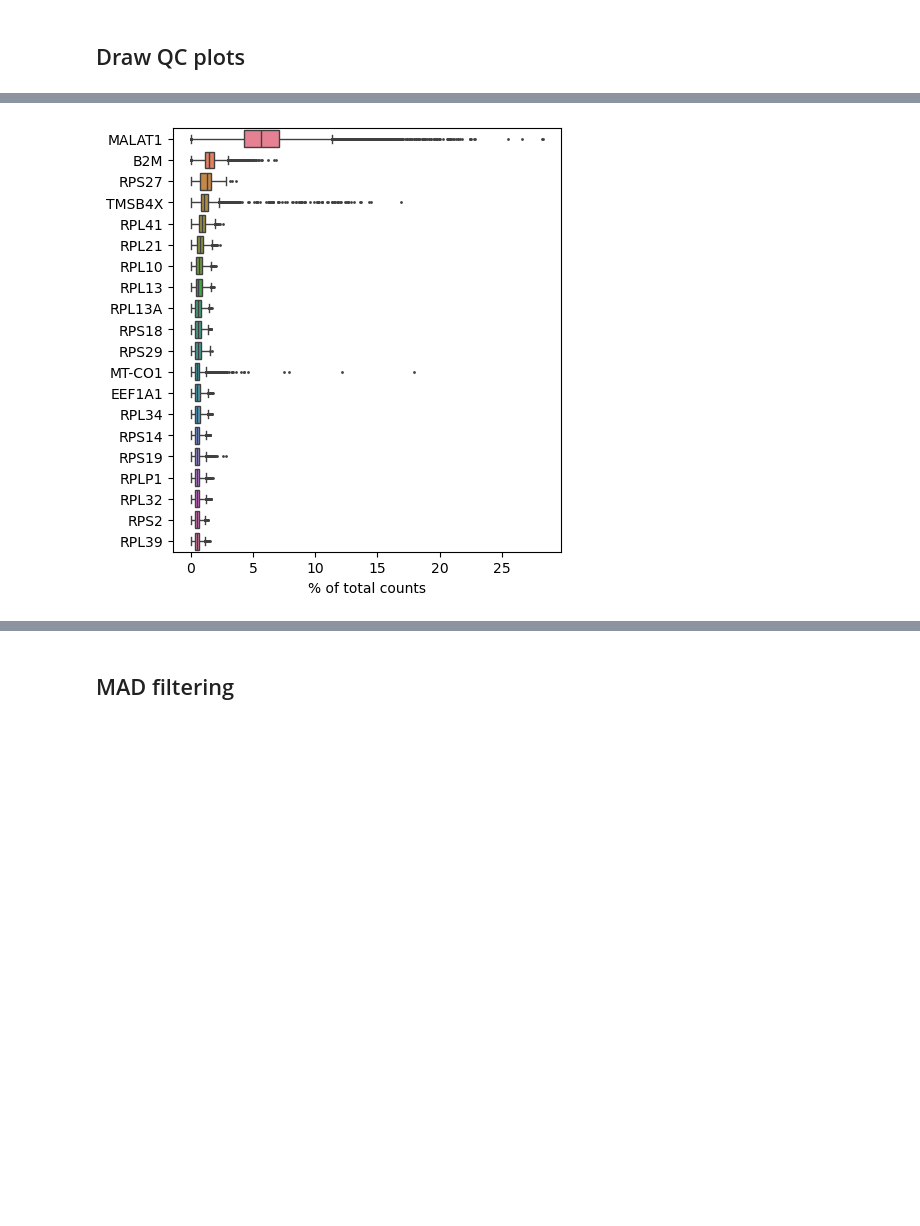
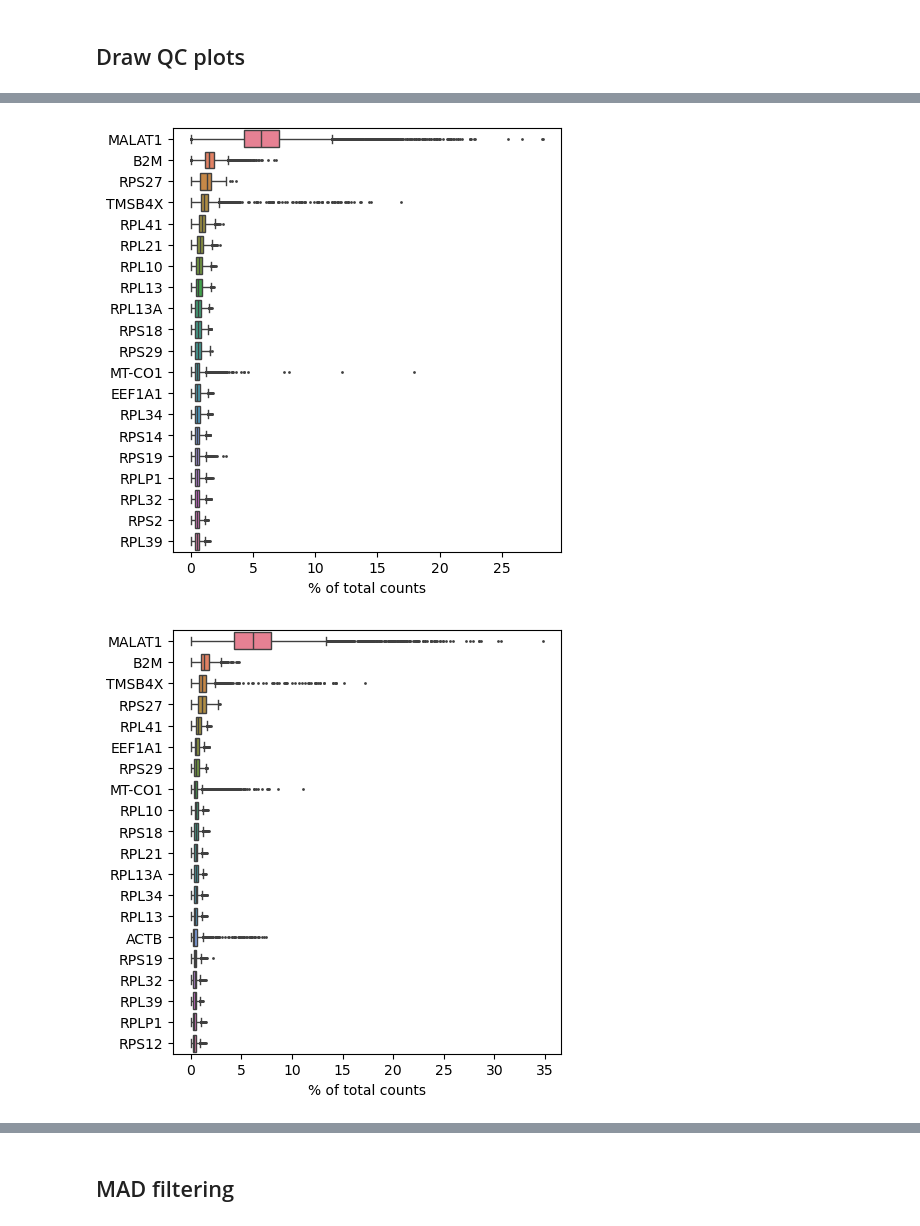
Before and after one commit to Sungwoo-Chang/2024-BI-class, a Jupyter notebook: 1. Preprocessing/1. Preprocessing.ipynb, the cells around one changed output, grey strips where cells are left out. Cells and saved outputs as stored; diff of their text form; code cells hidden in the pictures; blank space fills up the shorter version.

```diff
--- a/1. Preprocessing/1. Preprocessing.ipynb
+++ b/1. Preprocessing/1. Preprocessing.ipynb
@@ -28,6 +28,9 @@ def load_data (file_name):
 normal_1 = load_data("normal_1_filtered_feature_bc_matrix.h5")
 normal_2 = load_data("normal_2_filtered_feature_bc_matrix.h5")
 normal_3 = load_data("normal_3_filtered_feature_bc_matrix.h5")
+hiv_1 = load_data("hiv_1_filtered_feature_bc_matrix.h5")
+hiv_2 = load_data("hiv_2_filtered_feature_bc_matrix.h5")
+hiv_3 = load_data("hiv_3_filtered_feature_bc_matrix.h5")
 # %% [output]
 The shape of the dataset: n_obs 10915 x n_vars 38606.
 Init barcode count: 10915
@@ -57,14 +63,14 @@ AnnData object with n_obs × n_vars = 10765 × 38606
 # %% [markdown]
 ## Basic cell filtering
 # %%
-for adata in [normal_1, normal_2, normal_3]:
+for adata in [normal_1, normal_2, normal_3, hiv_1, hiv_2, hiv_3]:
     sc.pp.filter_cells(adata, min_genes = 200)
     sc.pp.filter_genes(adata, min_cells = 3)
 # %% [markdown]
 ## Draw QC plots
 # %%
 # annotate genes to adata
-for adata in [normal_1, normal_2, normal_3]:
+for adata in [normal_1, normal_2, normal_3, hiv_1, hiv_2, hiv_3]:
     # mitochondrial genes
     adata.var["MT"] = adata.var_names.str.startswith("MT-")
     # ribosomal genes
@@ -84,13 +90,14 @@ for adata in [normal_1, normal_2, normal_3]:
 # %%
 # Highest expressed gene plots
 
-for adata in [normal_1, normal_2, normal_3]:
+for adata in [normal_1, normal_2, normal_3, hiv_1, hiv_2, hiv_3]:
     sc.pl.highest_expr_genes(adata, n_top = 20)
     # MALAT1 frequently detected in RNA-seq data captured by poly-A
     # A technical bias need to remove
     # RPS, RPL: ribosomal genes
     # MT-: mitochondrial genes
 # %% [output]
 [figure]
 [figure]
 [figure]
+[figure, added]
```
Also changed, not shown: parts of 25 cells of this notebook, 2 other files.
